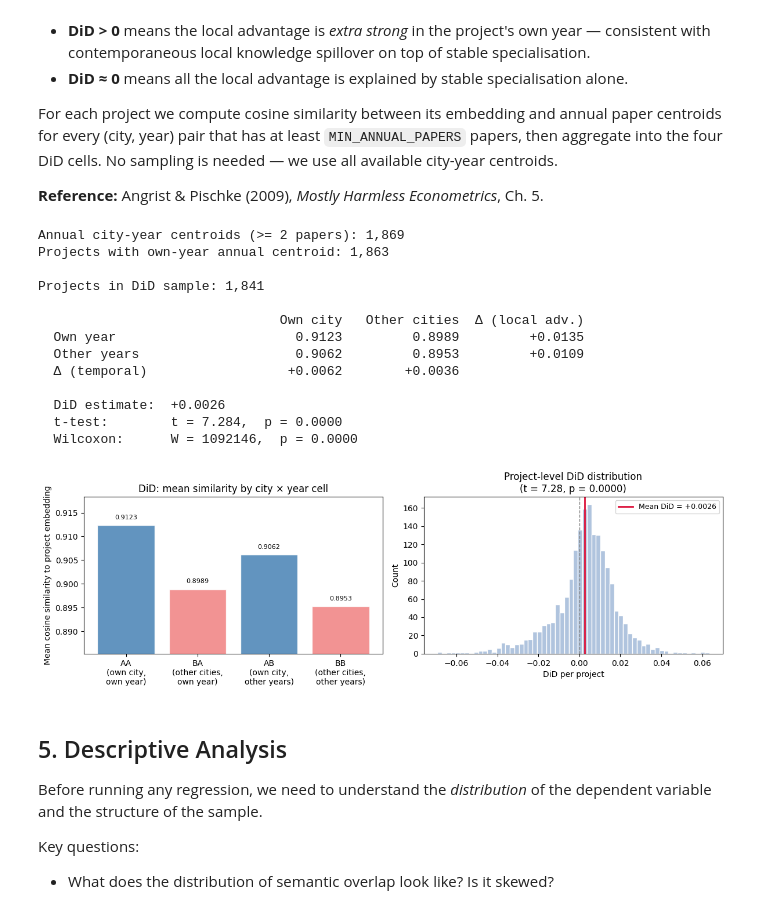
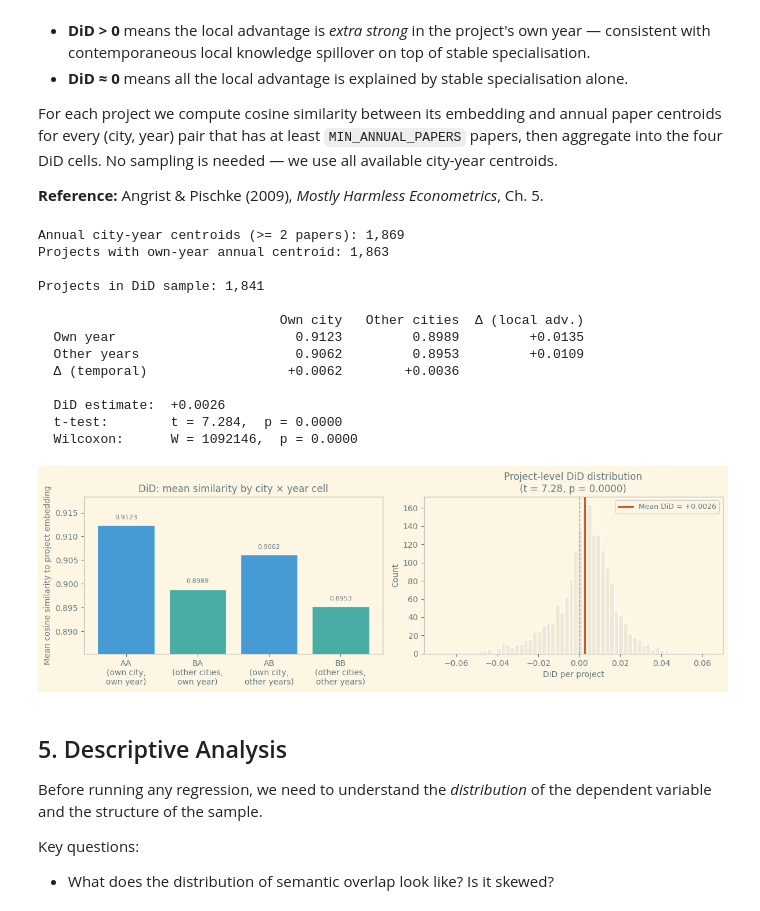
Before and after one commit to Zer0Juice/synbiomap, a Jupyter notebook: notebooks/01_city_level_analysis.ipynb, the cells around one changed output. Cells and saved outputs as stored; diff of their text form; code cells hidden in the pictures.

```diff
--- a/notebooks/01_city_level_analysis.ipynb
+++ b/notebooks/01_city_level_analysis.ipynb
@@ -568,7 +612,7 @@ ax = axes[0]
 labels = ['AA\n(own city,\nown year)', 'BA\n(other cities,\nown year)',
           'AB\n(own city,\nother years)', 'BB\n(other cities,\nother years)']
 vals   = [means.sim_AA, means.sim_BA, means.sim_AB, means.sim_BB]
-colors = ['steelblue', 'lightcoral', 'steelblue', 'lightcoral']
+colors = [SOL_BLUE, SOL_CYAN, SOL_BLUE, SOL_CYAN]
 bars   = ax.bar(labels, vals, color=colors, alpha=0.85, edgecolor='white')
 ax.set_ylabel('Mean cosine similarity to project embedding')
 ax.set_title('DiD: mean similarity by city × year cell')
@@ -576,37 +620,37 @@ ax.set_ylim(min(vals) - 0.01, max(vals) + 0.006)
 for bar, v in zip(bars, vals):
     ax.text(bar.get_x() + bar.get_width() / 2, v + 0.001, f'{v:.4f}',
             ha='center', va='bottom', fontsize=8)
 
 # Panel B: distribution of per-project DiD
 ax = axes[1]
-ax.hist(did_df['did'], bins=60, color='lightsteelblue', edgecolor='white')
-ax.axvline(0, color='gray', linestyle='--', linewidth=1)
-ax.axvline(means.did, color='crimson', linewidth=2,
+ax.hist(did_df['did'], bins=60, color=SOL_BG2, edgecolor='white')
+ax.axvline(0, color=SOL_MUTED, linestyle='--', linewidth=1)
+ax.axvline(means.did, color=SOL_ORANGE, linewidth=2,
            label=f'Mean DiD = {means.did:+.4f}')
 ax.set_xlabel('DiD per project')
 ax.set_ylabel('Count')
 ax.set_title(f'Project-level DiD distribution\n(t = {t_did:.2f}, p = {p_did:.4f})')
 ax.legend(fontsize=9)
 
 plt.tight_layout()
 plt.savefig(ROOT / 'outputs' / 'figures' / 'did_alignment.png',
             dpi=150, bbox_inches='tight')
 plt.show()
 # %% [output]
 Annual city-year centroids (>= 2 papers): 1,869
 Projects with own-year annual centroid: 1,863
 
 Projects in DiD sample: 1,841
 
                                Own city   Other cities  Δ (local adv.)
   Own year                       0.9123         0.8989         +0.0135
   Other years                    0.9062         0.8953         +0.0109
   Δ (temporal)                  +0.0062        +0.0036
 
   DiD estimate:  +0.0026
   t-test:        t = 7.284,  p = 0.0000
   Wilcoxon:      W = 1092146,  p = 0.0000
-[figure, old version]
+[figure, new version]
 # %% [markdown]
 ## 5. Descriptive Analysis
 
```
Also changed, not shown: parts of 19 cells of this notebook, 19 other files.
